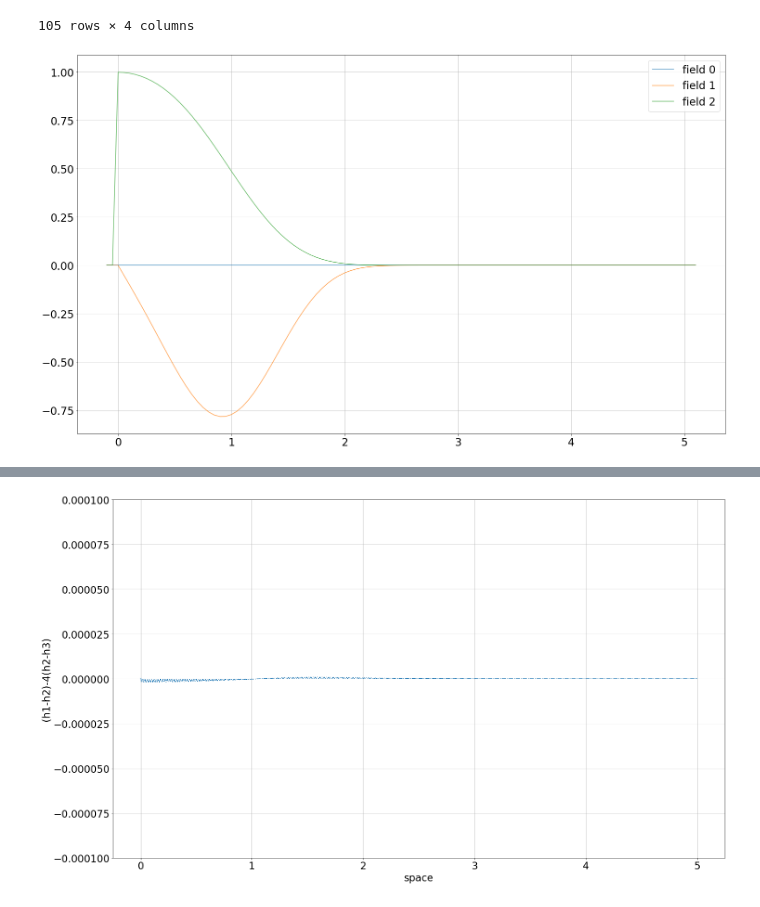
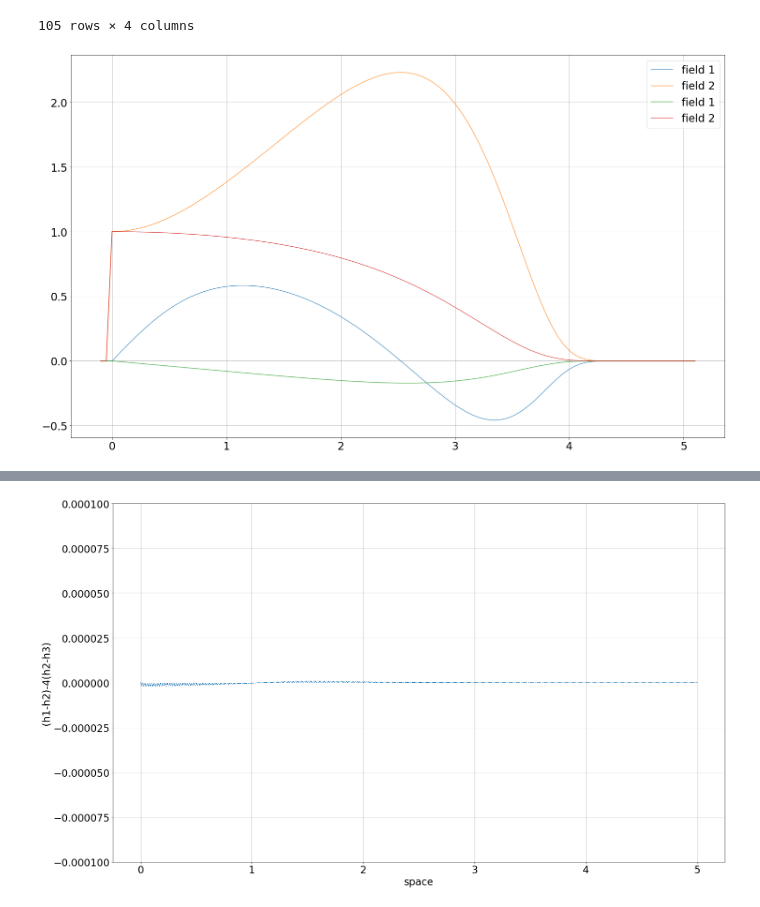
Before and after one commit to giulio-taiocchi/Master_thesis, a Jupyter notebook: Analysis_notebook.ipynb, the cells around one changed output, grey strips where cells are left out. Drawn from its saved outputs; the diff is of its cells as text; code cells hidden in the pictures.

```diff
--- a/Analysis_notebook.ipynb
+++ b/Analysis_notebook.ipynb
@@ -29,7 +29,7 @@ number_steps= 500
 len_step = range_time / number_steps
 times = np.arange(0,range_time+len_step,len_step)
 
-epsilon = ["0.000000"]
+epsilon = ["0.000000","0.020000","0.002000"]
 dx = "0.050000"
 
 
@@ -95,17 +97,17 @@ big_DF[5][0][0]
 | 104 | 5.10 | 0 | 0.000000 | 0.000000 |
 105 rows × 4 columns
 # %%
-for n in range(0,1):
+for n in range(3,5):
     for i in range(0,1):
-            plt.plot(big_DF[n][i][0]['x'],big_DF[n][i][0]['field0'],alpha=0.7,markersize=25,label="field 0")
+            #plt.plot(big_DF[n][i][0]['x'],big_DF[n][i][0]['field0'],alpha=0.7,markersize=25,label="field 0")
             plt.plot(big_DF[n][i][0]['x'],big_DF[n][i][0]['field1'],alpha=0.7,markersize=25,label="field 1")
             plt.plot(big_DF[n][i][0]['x'],big_DF[n][i][0]['field2'],alpha=0.7,markersize=10,label="field 2")
 
 
 plt.legend()
 plt.grid()
 #plt.xlim([0.98, 1])
 #plt.ylim([-0.000000001, 0.000000002])
 # %% [output]
-[figure, old version]
+[figure, new version]
 # %%
```
Also changed, not shown: parts of 12 cells of this notebook, 3 other files.
